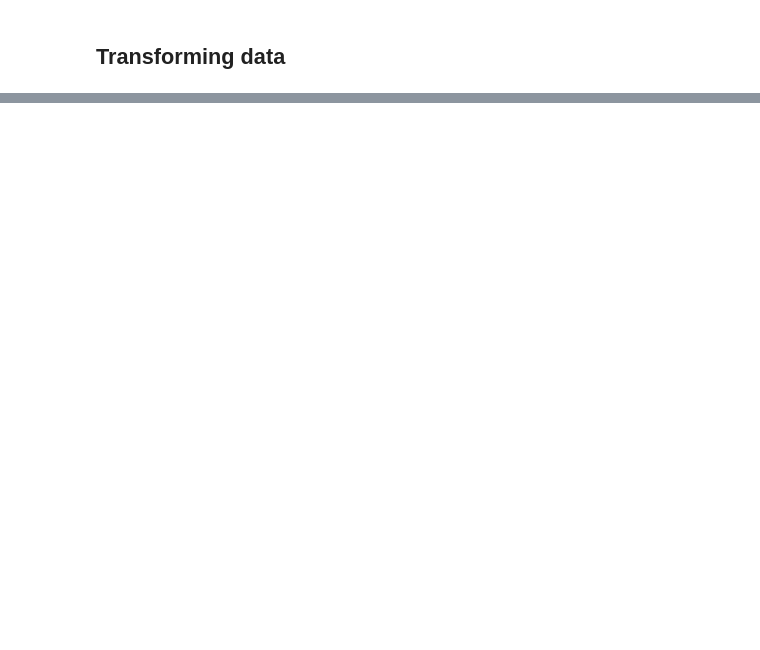
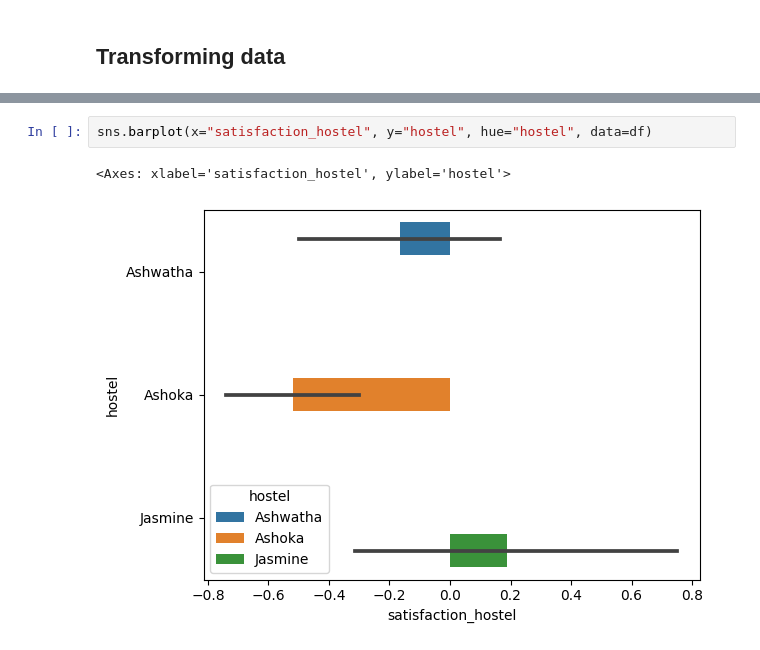
Before and after one commit to bhendi-boi/Intro-to-Data-science, a Jupyter notebook: project/main.ipynb, the cells around one changed output, grey strips where cells are left out. Saved outputs shown, nothing was run; the diff lists cells and outputs as text; blank space fills up the shorter version.

```diff
--- a/project/main.ipynb
+++ b/project/main.ipynb
@@ -53,0 +95,5 @@ df.describe()
+# %%
+sns.barplot(x="satisfaction_hostel", y="hostel", hue="hostel", data=df)
+# %% [output]
+<Axes: xlabel='satisfaction_hostel', ylabel='hostel'>
+[figure, added]
```
Also changed, not shown: parts of 19 cells of this notebook.
